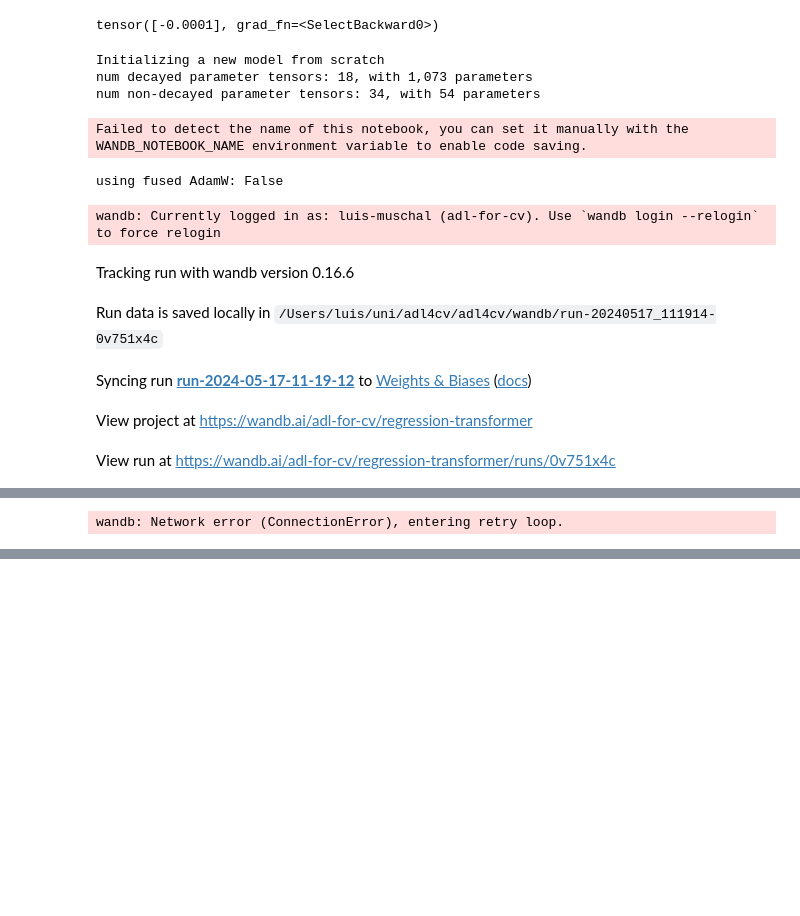
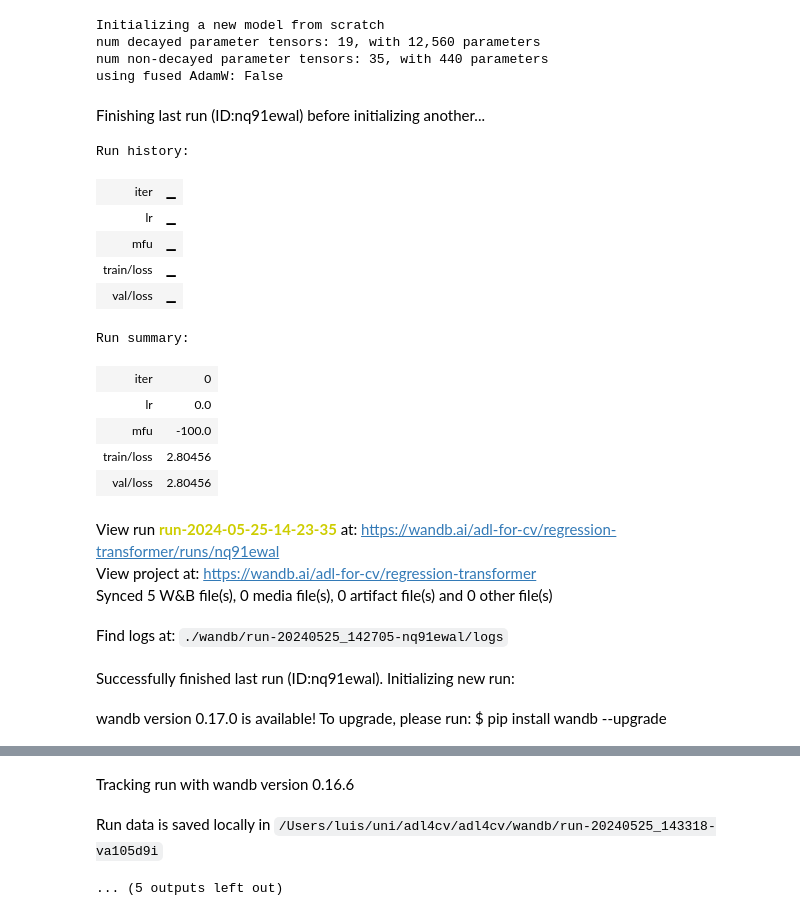
Before and after one commit to nef-gpt/adl4cv, a Jupyter notebook: naive_approach.ipynb, the cells around one changed output, grey strips where cells are left out. Saved outputs shown, nothing was run; the diff lists cells and outputs as text; code cells hidden in the pictures; blank space fills up the shorter version.

Commit message:
Cleaned up jupyter notebook of

```diff
--- a/naive_approach.ipynb
+++ b/naive_approach.ipynb
@@ -13,11 +16,13 @@ from training.naive_approach import train, Config
 # %%
-# Config
-config = Config()
-config.learning_rate=4e-3
+# Config Training
+config = naive_approach.Config()
+config.learning_rate=1e-4
+config.max_iters = 10000
 config.weight_decay=0
 config.decay_lr=True
-config.lr_decay_iters=60000
-config.warmup_iters=0
-model_config = RegressionTransformerConfig(n_embd=1, block_size=1024, n_head=1, n_layer=4)
+config.lr_decay_iters=10000
+config.warmup_iters=0.1*config.max_iters
+config.batch_size = 2
 
-device = config.device
+# Config Transforemer
+model_config = RegressionTransformerConfig(n_embd=8, block_size=1184, n_head=1, n_layer=4)
@@ -55,0 +29,19 @@ OrderedDict({'seq.0.weight': tensor([[-0.0021,  0.0267],
+# %%
+# Dataloading
+dir_path = os.path.dirname(os.path.abspath(os.getcwd()))
+data_root = os.path.join(dir_path, "adl4cv", "datasets", "DWSNets", "mnist-inrs")
+
+class FlattenMinMaxTransform(torch.nn.Module):
+  def __init__(self):
+    super().__init__()
+    self.flatten = FlattenTransform()
+    self.minmax = MinMaxTransform()
+
+  def forward(self, x, y):
+    x, _ = self.flatten(x, y)
+    x, _ = self.minmax(x, y)
+    return x, y
+
+
+dataset = DWSNetsDataset(data_root, transform=FlattenMinMaxTransform())
+dataset_wo_min_max = DWSNetsDataset(data_root, transform=FlattenTransform())
@@ -89,19 +85,27 @@ tensor(0.1411, grad_fn=<MseLossBackward0>)
-# %%
-print(logits[0][-1])
-# %% [output]
-tensor([-0.0001], grad_fn=<SelectBackward0>)
 # %%
 # Prepeare model parameters and train
-train(get_batch, config, model_config)
+naive_approach.train(get_batch, config, model_config)
 # %% [output]
 Initializing a new model from scratch
-num decayed parameter tensors: 18, with 1,073 parameters
-num non-decayed parameter tensors: 34, with 54 parameters
+num decayed parameter tensors: 19, with 12,560 parameters
+num non-decayed parameter tensors: 35, with 440 parameters
+using fused AdamW: False
+Finishing last run (ID:nq91ewal) before initializing another...
-Failed to detect the name of this notebook, you can set it manually with the WANDB_NOTEBOOK_NAME environment variable to enable code saving.
+Run history:
+| iter | ▁ |
+| lr | ▁ |
+| mfu | ▁ |
+| train/loss | ▁ |
+| val/loss | ▁ |
-using fused AdamW: False
+Run summary:
-wandb: Currently logged in as: luis-muschal (adl-for-cv). Use `wandb login --relogin` to force relogin
-Tracking run with wandb version 0.16.6
+| iter | 0 |
+| lr | 0.0 |
+| mfu | -100.0 |
+| train/loss | 2.80456 |
+| val/loss | 2.80456 |
-Run data is saved locally in /Users/luis/uni/adl4cv/adl4cv/wandb/run-20240517_111914-0v751x4c
+View run run-2024-05-25-14-23-35 at: https://wandb.ai/adl-for-cv/regression-transformer/runs/nq91ewal
+View project at: https://wandb.ai/adl-for-cv/regression-transformer
+Synced 5 W&B file(s), 0 media file(s), 0 artifact file(s) and 0 other file(s)
-Syncing run run-2024-05-17-11-19-12 to Weights & Biases (docs)
+Find logs at: ./wandb/run-20240525_142705-nq91ewal/logs
-View project at https://wandb.ai/adl-for-cv/regression-transformer
+Successfully finished last run (ID:nq91ewal). Initializing new run:
-View run at https://wandb.ai/adl-for-cv/regression-transformer/runs/0v751x4c
+wandb version 0.17.0 is available! To upgrade, please run: $ pip install wandb --upgrade
@@ -125 +111,0 @@ saving checkpoint to models
-wandb: Network error (ConnectionError), entering retry loop.
@@ -142,0 +112,3 @@ saving checkpoint to models
+Tracking run with wandb version 0.16.6
+Run data is saved locally in /Users/luis/uni/adl4cv/adl4cv/wandb/run-20240525_143318-va105d9i
+... (5 outputs left out)
```
Also changed, not shown: parts of 13 cells of this notebook, 2 other files.
